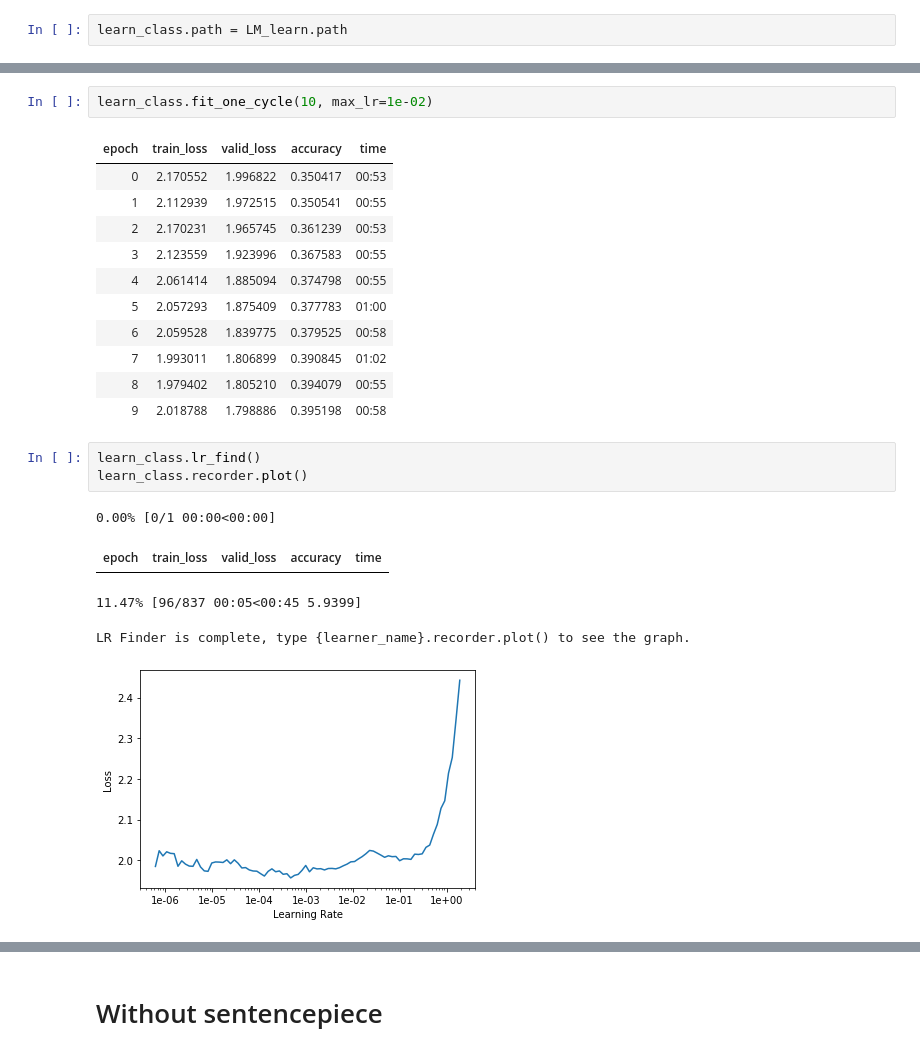
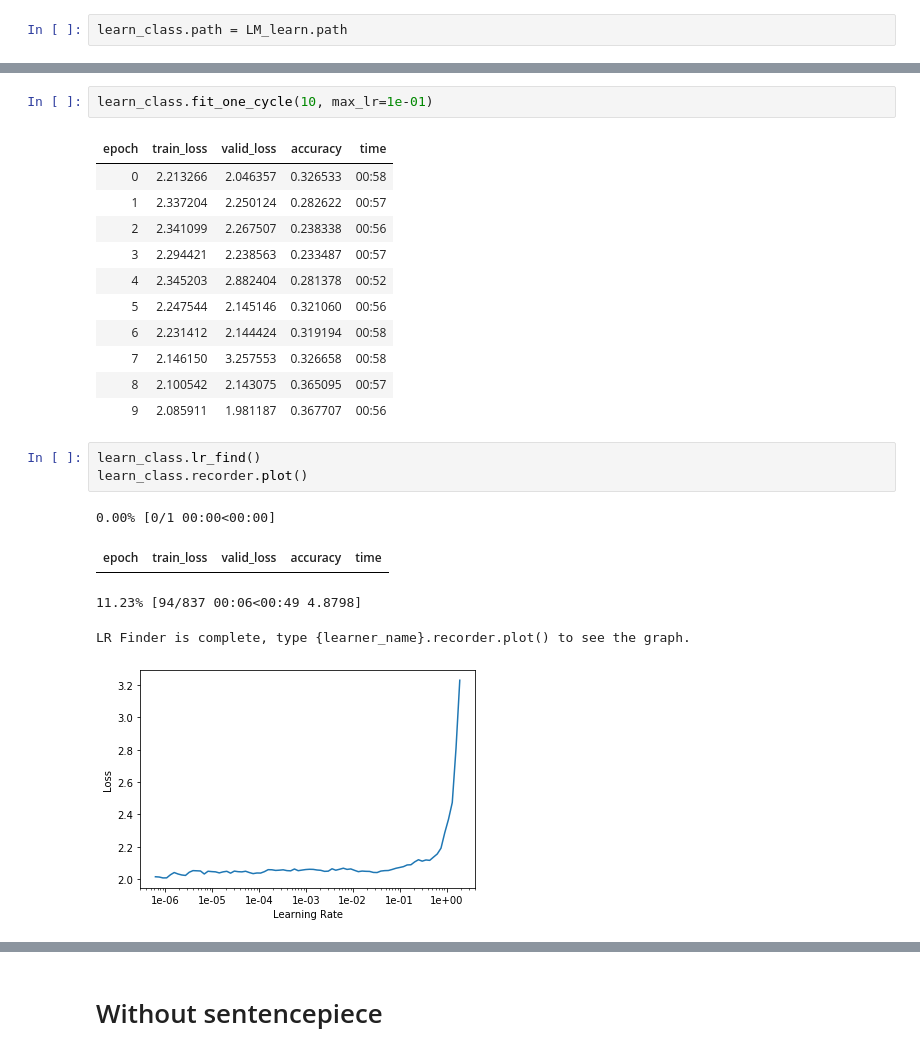
Before and after one commit to davanstrien/Website-Classification, a Jupyter notebook: notebooks/04_nlp.ipynb, the cells around one changed output, grey strips where cells are left out. Cells and saved outputs as stored; diff of their text form.

```diff
--- a/notebooks/04_nlp.ipynb
+++ b/notebooks/04_nlp.ipynb
@@ -203,26 +187,26 @@ learn_class.recorder.plot()
 # %%
-learn_class.fit_one_cycle(10, max_lr=1e-02)
+learn_class.fit_one_cycle(10, max_lr=1e-01)
 # %% [output]
 | epoch | train_loss | valid_loss | accuracy | time |
-| 0 | 2.170552 | 1.996822 | 0.350417 | 00:53 |
-| 1 | 2.112939 | 1.972515 | 0.350541 | 00:55 |
-| 2 | 2.170231 | 1.965745 | 0.361239 | 00:53 |
-| 3 | 2.123559 | 1.923996 | 0.367583 | 00:55 |
-| 4 | 2.061414 | 1.885094 | 0.374798 | 00:55 |
-| 5 | 2.057293 | 1.875409 | 0.377783 | 01:00 |
-| 6 | 2.059528 | 1.839775 | 0.379525 | 00:58 |
-| 7 | 1.993011 | 1.806899 | 0.390845 | 01:02 |
-| 8 | 1.979402 | 1.805210 | 0.394079 | 00:55 |
-| 9 | 2.018788 | 1.798886 | 0.395198 | 00:58 |
+| 0 | 2.213266 | 2.046357 | 0.326533 | 00:58 |
+| 1 | 2.337204 | 2.250124 | 0.282622 | 00:57 |
+| 2 | 2.341099 | 2.267507 | 0.238338 | 00:56 |
+| 3 | 2.294421 | 2.238563 | 0.233487 | 00:57 |
+| 4 | 2.345203 | 2.882404 | 0.281378 | 00:52 |
+| 5 | 2.247544 | 2.145146 | 0.321060 | 00:56 |
+| 6 | 2.231412 | 2.144424 | 0.319194 | 00:58 |
+| 7 | 2.146150 | 3.257553 | 0.326658 | 00:58 |
+| 8 | 2.100542 | 2.143075 | 0.365095 | 00:57 |
+| 9 | 2.085911 | 1.981187 | 0.367707 | 00:56 |
 # %%
 learn_class.lr_find()
 learn_class.recorder.plot()
 # %% [output]
 0.00% [0/1 00:00<00:00]
 | epoch | train_loss | valid_loss | accuracy | time |
-11.47% [96/837 00:05<00:45 5.9399]
+11.23% [94/837 00:06<00:49 4.8798]
 LR Finder is complete, type {learner_name}.recorder.plot() to see the graph.
-[figure, old version]
+[figure, new version]
 # %%
 learn_class.fit_one_cycle(5, max_lr=slice(1e-06,1e-03))
 # %% [output]
```
Also changed, not shown: parts of 20 cells of this notebook, 2 other files.
